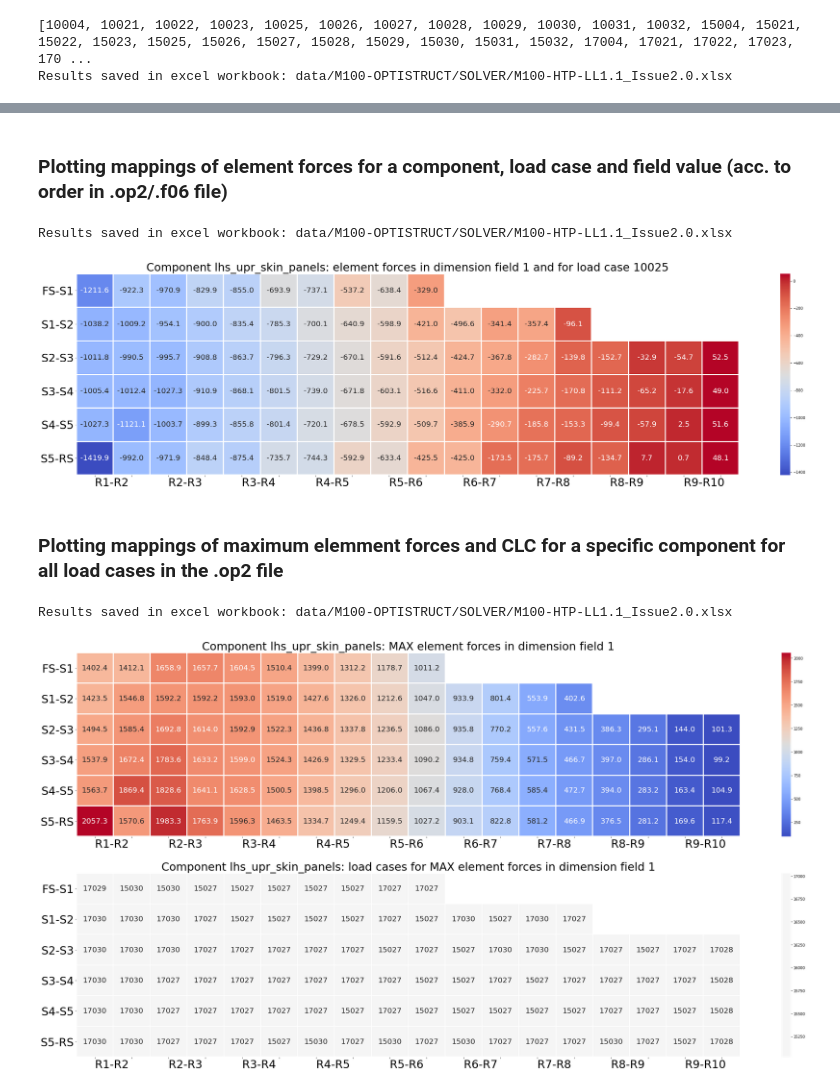
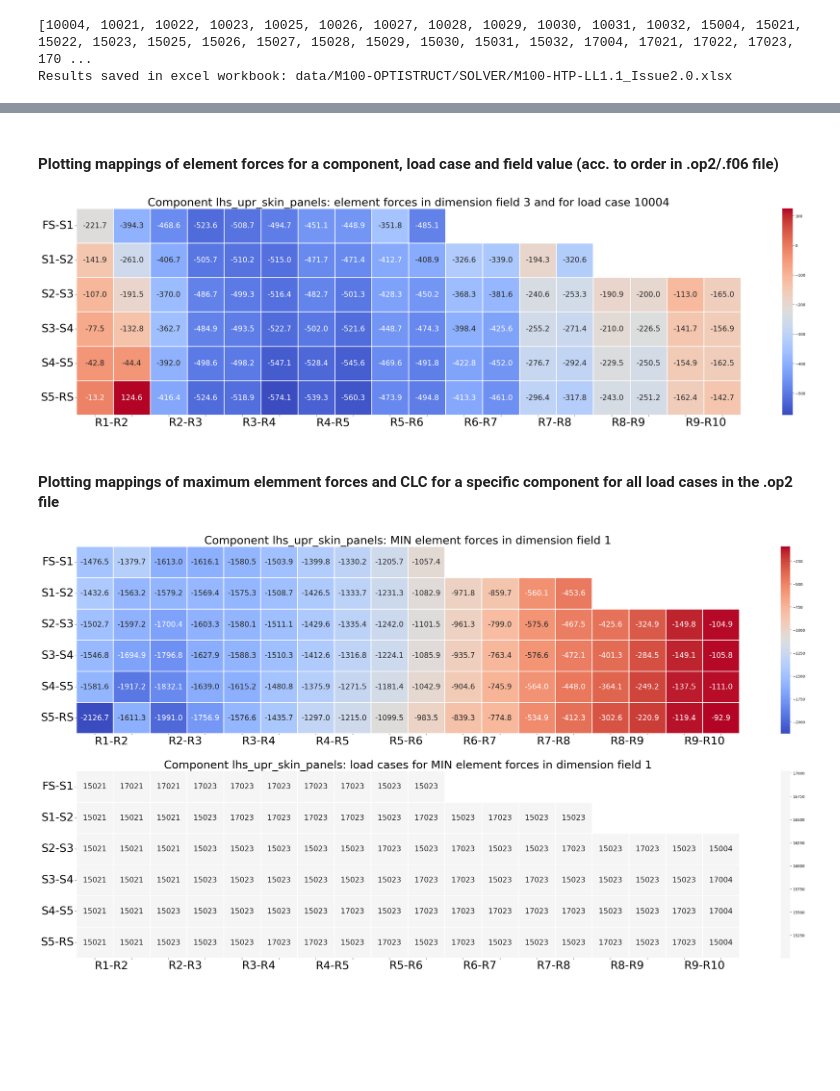
Before and after one commit to felixrlopezm/OP_Map, a Jupyter notebook: How_to_use_OP_Map.ipynb, the cells around one changed output, grey strips where cells are left out. Drawn from its saved outputs; the diff is of its cells as text; code cells hidden in the pictures; blank space fills up the shorter version.

```diff
--- a/How_to_use_OP_Map.ipynb
+++ b/How_to_use_OP_Map.ipynb
@@ -72,23 +67,21 @@ Results saved in excel workbook: data/M100-OPTISTRUCT/SOLVER/M100-HTP-LL1.1_Issu
 [figure]
 # %% [markdown]
-### Plotting mappings of element forces for a component, load case and field value (acc. to order in .op2/.f06 file)
+#### Plotting mappings of element forces for a component, load case and field value (acc. to order in .op2/.f06 file)
 # %%
 # Plotting mappings of element forces for a component, load case and field value
 # Field value components acc. to order in .op2/.f06 file
 # If excel = True, results will be saved in the excel file created at variable initialization
 
-M100_model.plot_eforces(10025, 'lhs_upr_skin_panels', 1, excel=True)
+M100_model.plot_2D_eforces(10004, 'lhs_upr_skin_panels', 3, excel=False)
 # %% [output]
-Results saved in excel workbook: data/M100-OPTISTRUCT/SOLVER/M100-HTP-LL1.1_Issue2.0.xlsx
-[figure, old version]
+[figure, new version]
 # %% [markdown]
-### Plotting mappings of maximum elemment forces and CLC for a specific component for all load cases in the .op2 file
+#### Plotting mappings of maximum elemment forces and CLC for a specific component for all load cases in the .op2 file
 # %%
 # Plotting mappings of maximum elemment forces and CLC for a specific component for all load cases in the .op2 file
 # Field value components acc. to order in .op2/.f06 file
 # If excel = True, results will be saved in the excel file created at variable initialization
 
-M100_model.plot_env_eforces('lhs_upr_skin_panels', 'MAX', 1, excel=True)
+M100_model.plot_env_2D_eforces('lhs_upr_skin_panels', 'MIN', 1, excel=False)
 # %% [output]
-Results saved in excel workbook: data/M100-OPTISTRUCT/SOLVER/M100-HTP-LL1.1_Issue2.0.xlsx
-[figure, old version]
+[figure, new version]
```
Also changed, not shown: parts of 19 cells of this notebook, 1 other file.
